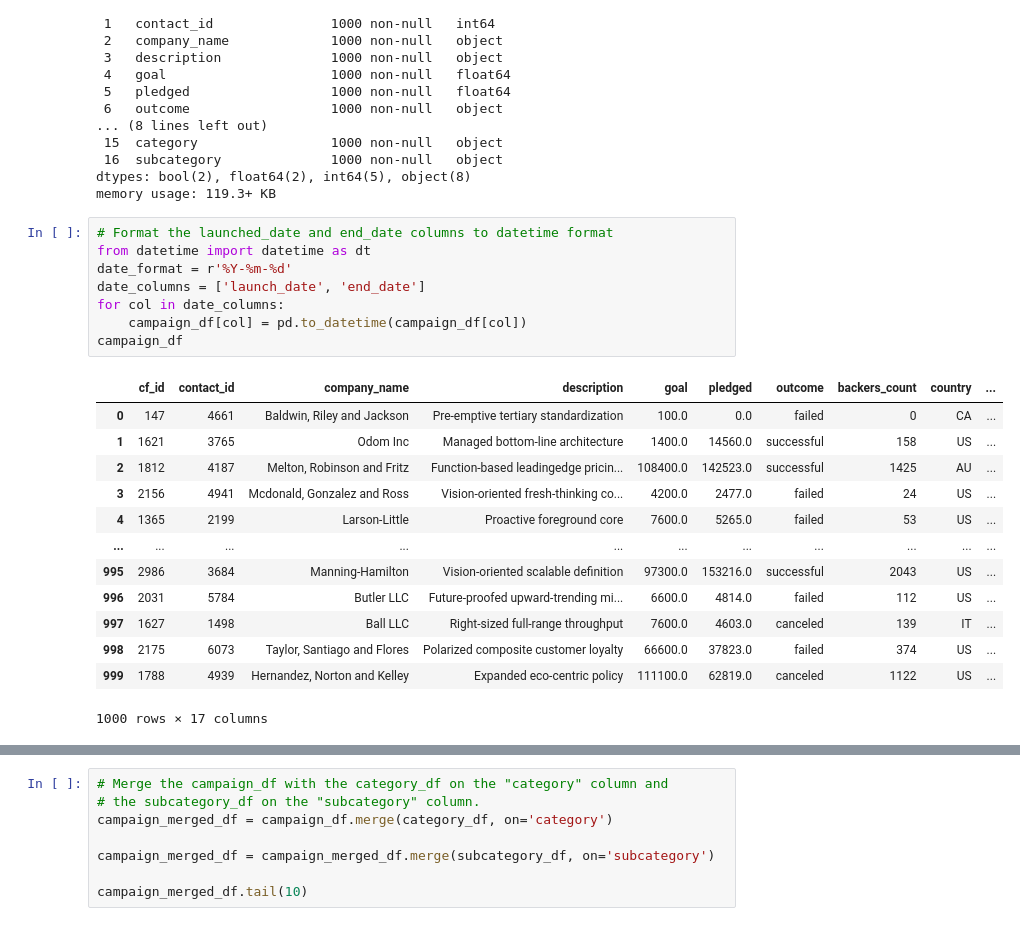
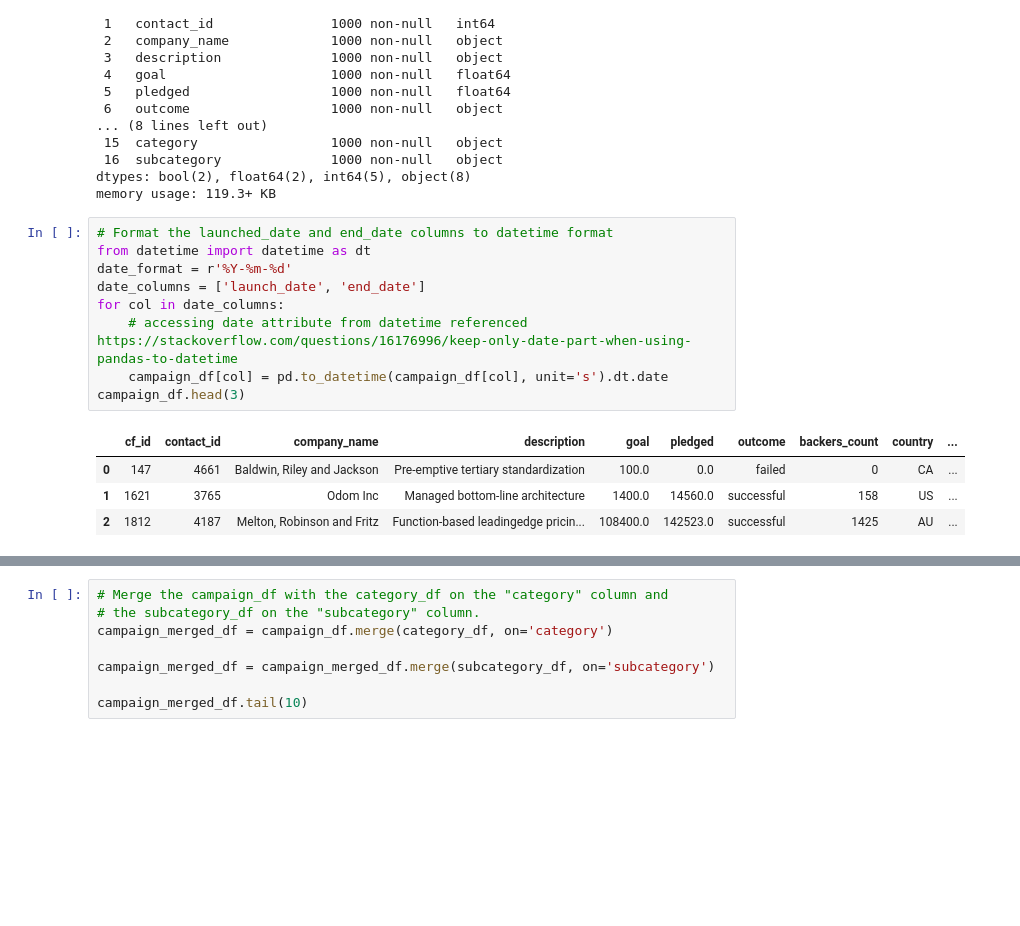
Before and after one commit to Nate-Sheibley/Crowdfunding_ETL, a Jupyter notebook: ETL_Mini_Project_NSheibley.ipynb, the cells around one changed output, grey strips where cells are left out. Saved outputs shown, nothing was run; the diff lists cells and outputs as text; blank space fills up the shorter version.

Commit message:
fixed poor file extensions. Added select all statements to sql file. fixed datetime parsing

```diff
--- a/ETL_Mini_Project_NSheibley.ipynb
+++ b/ETL_Mini_Project_NSheibley.ipynb
@@ -262,22 +233,14 @@ memory usage: 119.3+ KB
 # %%
 # Format the launched_date and end_date columns to datetime format
 from datetime import datetime as dt
 date_format = r'%Y-%m-%d'
 date_columns = ['launch_date', 'end_date']
 for col in date_columns:
-    campaign_df[col] = pd.to_datetime(campaign_df[col])
-campaign_df
+    # accessing date attribute from datetime referenced https://stackoverflow.com/questions/16176996/keep-only-date-part-when-using-pandas-to-datetime
+    campaign_df[col] = pd.to_datetime(campaign_df[col], unit='s').dt.date
+campaign_df.head(3)
 # %% [output]
 |  | cf_id | contact_id | company_name | description | goal | pledged | outcome | backers_count | country | ... |
 | 0 | 147 | 4661 | Baldwin, Riley and Jackson | Pre-emptive tertiary standardization | 100.0 | 0.0 | failed | 0 | CA | ... |
 | 1 | 1621 | 3765 | Odom Inc | Managed bottom-line architecture | 1400.0 | 14560.0 | successful | 158 | US | ... |
 | 2 | 1812 | 4187 | Melton, Robinson and Fritz | Function-based leadingedge pricin... | 108400.0 | 142523.0 | successful | 1425 | AU | ... |
-| 3 | 2156 | 4941 | Mcdonald, Gonzalez and Ross | Vision-oriented fresh-thinking co... | 4200.0 | 2477.0 | failed | 24 | US | ... |
-| 4 | 1365 | 2199 | Larson-Little | Proactive foreground core | 7600.0 | 5265.0 | failed | 53 | US | ... |
-| ... | ... | ... | ... | ... | ... | ... | ... | ... | ... | ... |
-| 995 | 2986 | 3684 | Manning-Hamilton | Vision-oriented scalable definition | 97300.0 | 153216.0 | successful | 2043 | US | ... |
-| 996 | 2031 | 5784 | Butler LLC | Future-proofed upward-trending mi... | 6600.0 | 4814.0 | failed | 112 | US | ... |
-| 997 | 1627 | 1498 | Ball LLC | Right-sized full-range throughput | 7600.0 | 4603.0 | canceled | 139 | IT | ... |
-| 998 | 2175 | 6073 | Taylor, Santiago and Flores | Polarized composite customer loyalty | 66600.0 | 37823.0 | failed | 374 | US | ... |
-| 999 | 1788 | 4939 | Hernandez, Norton and Kelley | Expanded eco-centric policy | 111100.0 | 62819.0 | canceled | 1122 | US | ... |
-1000 rows × 17 columns
```
Also changed, not shown: parts of 18 cells of this notebook, 3 other files.
